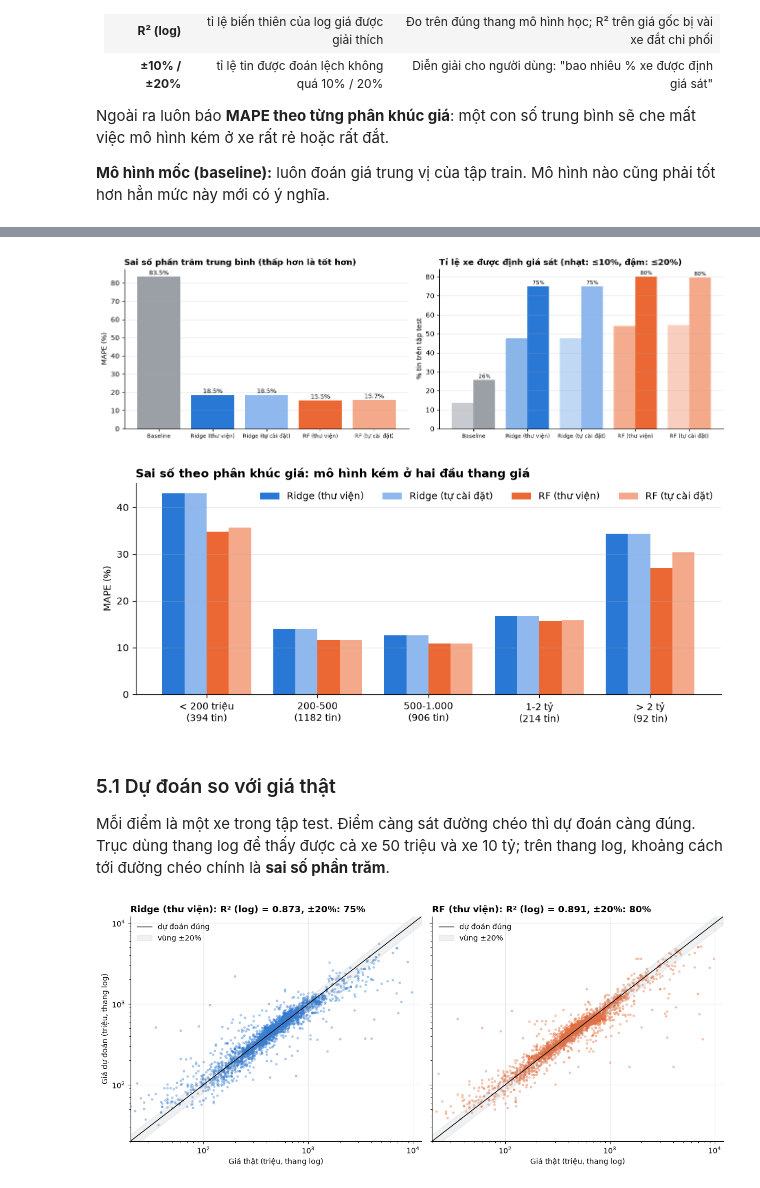
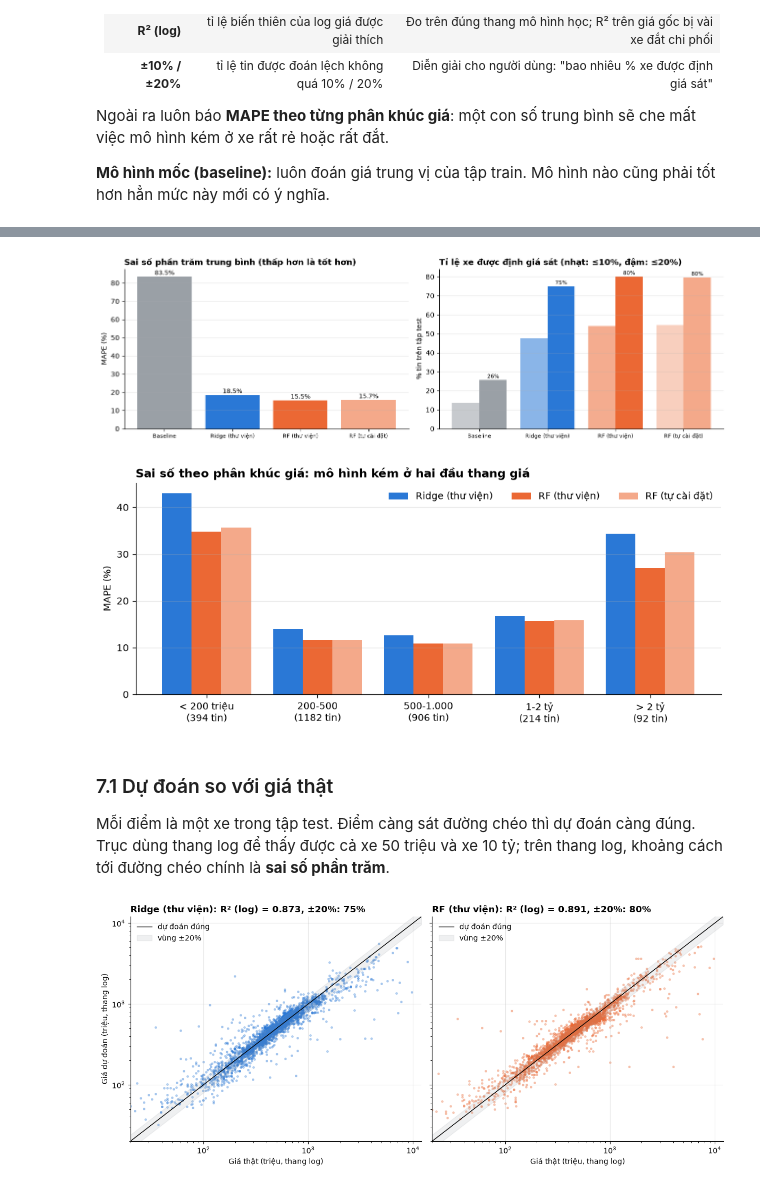
Before and after one commit to tiendc57/DataScience, a Jupyter notebook: src/model.ipynb, the cells around one changed output, grey strips where cells are left out. Cells and saved outputs as stored; diff of their text form; code cells hidden in the pictures.

Commit message:
focus random forest

```diff
--- a/src/model.ipynb
+++ b/src/model.ipynb
@@ -96,7 +98,7 @@ df["price_log"] = np.log(df["price_tr"])                 # biến mục tiêu: l
 # (giá trị đọc từ CSV có thể lệch ở chữ số thập phân cuối do làm tròn khi ghi file)
 df["km_per_year"] = df["mileage_km"] / df["age"].clip(lower=1)
 
-# Đặc trưng biến đổi cho Ridge
+# Đặc trưng biến đổi, chỉ dùng cho Ridge
 df["age_sq"] = df["age"] ** 2
 df["log_km"] = np.log1p(df["mileage_km"])
 df["log_km_per_year"] = np.log1p(df["km_per_year"])
@@ -105,24 +107,27 @@ SEG_BINS = [0, 200, 500, 1000, 2000, np.inf]
 SEG_LABELS = ["< 200 triệu", "200-500", "500-1.000", "1-2 tỷ", "> 2 tỷ"]
 df["segment"] = pd.cut(df["price_tr"], bins=SEG_BINS, labels=SEG_LABELS, right=False).astype(str)
 
+# Khóa nhóm: các tin giống hệt mọi đặc trưng, kể cả số km, nhiều khả năng là cùng một xe đăng lại (dùng ở mục 10)
+FEAT_KEY = ["carbrand", "carmodel", "carorigin", "condition_ad", "gearbox", "fuel", "cartype", "carseats", "mfdate", "mileage_km"]
+df["group_key"] = df[FEAT_KEY].astype(str).agg("|".join, axis=1)
+
 CAT = ["carbrand_grp", "carmodel_grp", "carorigin", "condition_ad", "gearbox", "fuel", "cartype"]
+NUM_TREE = ["age", "mileage_km", "carseats", "km_per_year", "mileage_missing"]
 NUM_LIN = ["age", "age_sq", "log_km", "carseats", "log_km_per_year", "mileage_missing"]
-NUM_TREE = ["age", "mileage_km", "carseats", "km_per_year", "mileage_missing"]
 
 idx_tr, idx_te = train_test_split(df.index, test_size=0.2, stratify=df["segment"], random_state=RANDOM_STATE)
 tr, te = df.loc[idx_tr], df.loc[idx_te]
 
 
 def make_prep(kind):
-    # Bộ tiền xử lý: one-hot cho biến phân loại; chuẩn hóa (Ridge) hoặc giữ nguyên (cây) cho biến số
-    num = ("num", StandardScaler(), NUM_LIN) if kind == "lin" else ("num", "passthrough", NUM_TREE)
+    # Bộ tiền xử lý: one-hot cho biến phân loại; giữ nguyên biến số (cây) hoặc chuẩn hóa (Ridge)
+    num = ("num", "passthrough", NUM_TREE) if kind == "tree" else ("num", StandardScaler(), NUM_LIN)
     return ColumnTransformer([("cat", OneHotEncoder(handle_unknown="ignore", sparse_output=False), CAT), num])
 
 
-prep_lin, prep_tree = make_prep("lin"), make_prep("tree")
-XL_tr, XL_te = prep_lin.fit_transform(tr), prep_lin.transform(te)      # fit chỉ trên train
-XT_tr, XT_te = prep_tree.fit_transform(tr), prep_tree.transform(te)
-names_lin = [n.split("__", 1)[1] for n in prep_lin.get_feature_names_out()]
+prep_tree, prep_lin = make_prep("tree"), make_prep("lin")
+XT_tr, XT_te = prep_tree.fit_transform(tr), prep_tree.transform(te)    # fit chỉ trên train
+XL_tr, XL_te = prep_lin.fit_transform(tr), prep_lin.transform(te)
 names_tree = [n.split("__", 1)[1] for n in prep_tree.get_feature_names_out()]
 
 y_tr, y_te = tr["price_log"].values, te["price_log"].values            # thang log: để huấn luyện
@@ -130,6 +135,6 @@ p_tr, p_te = tr["price_tr"].values, te["price_tr"].values              # triệu
 seg_tr, seg_te = tr["segment"].values, te["segment"].values
 
 print(f"Dữ liệu: {len(df)} tin | train {len(tr)} | test {len(te)}")
-print(f"Số cột sau mã hóa: Ridge {XL_tr.shape[1]} | Random Forest {XT_tr.shape[1]}")
+print(f"Số cột sau mã hóa: Random Forest {XT_tr.shape[1]} | Ridge {XL_tr.shape[1]}")
 # %% [output]
 Dữ liệu: 13937 tin | train 11149 | test 2788
@@ -458,16 +310,16 @@ param_dist = {
     "min_samples_leaf": [1, 2, 3, 5],
     "max_features": [0.33, 0.5, 0.8],
 }
+folds3 = list(StratifiedKFold(3, shuffle=True, random_state=RANDOM_STATE).split(XT_tr, seg_tr))  # phân tầng theo phân khúc
 t0 = time.time()
 rs_rf = RandomizedSearchCV(RandomForestRegressor(random_state=RANDOM_STATE, n_jobs=-1), param_dist, n_iter=12,
-                           cv=KFold(3, shuffle=True, random_state=RANDOM_STATE),
-                           scoring="neg_root_mean_squared_error", random_state=RANDOM_STATE, n_jobs=1)
+                           cv=folds3, scoring="neg_root_mean_squared_error", random_state=RANDOM_STATE, n_jobs=1)
 rs_rf.fit(XT_tr, y_tr)
 print(f"Tìm kiếm mất {time.time() - t0:.0f}s | tốt nhất: {rs_rf.best_params_} | CV RMSE (log) = {-rs_rf.best_score_:.4f}")
 
-cv_rf = pd.DataFrame(rs_rf.cv_results_)
-cv_rf = cv_rf[[c for c in cv_rf if c.startswith("param_")] + ["mean_test_score"]]
-cv_rf.columns = [c.replace("param_", "") for c in cv_rf.columns[:-1]] + ["CV RMSE (log)"]
-cv_rf["CV RMSE (log)"] *= -1
-cv_rf.sort_values("CV RMSE (log)").head(6).round(4)
+cv_rf_tbl = pd.DataFrame(rs_rf.cv_results_)
+cv_rf_tbl = cv_rf_tbl[[c for c in cv_rf_tbl if c.startswith("param_")] + ["mean_test_score"]]
+cv_rf_tbl.columns = [c.replace("param_", "") for c in cv_rf_tbl.columns[:-1]] + ["CV RMSE (log)"]
+cv_rf_tbl["CV RMSE (log)"] *= -1
+cv_rf_tbl.sort_values("CV RMSE (log)").head(6).round(4)
 # %% [output]
@@ -730,8 +608,7 @@ Huấn luyện 100 cây: 152s | OOB R² (log) = 0.8916 | OOB RMSE (log) = 0.2634
 
 Đây là lần **duy nhất** tập test được dùng để đánh giá. Mọi mô hình học trên cùng tập train và được đánh giá trên cùng 2.788 tin test.
 # %%
-ORDER = ["Baseline (trung vị)", "Ridge - thư viện", "Ridge - tự cài đặt (nghiệm đóng)", "Ridge - tự cài đặt (GD)",
-         "Random Forest - thư viện", "Random Forest - tự cài đặt"]
+ORDER = ["Baseline (trung vị)", "Ridge - thư viện", "Random Forest - thư viện", "Random Forest - tự cài đặt"]
 res = pd.DataFrame(results).T.loc[ORDER].astype(float)
 main_cols = ["MAPE", "MedAPE", "MAE (triệu)", "RMSE (triệu)", "R2 (log)", "±10%", "±20%", "Thời gian fit (s)"]
 seg_cols = [f"MAPE {s}" for s in SEG_LABELS]
@@ -755,49 +628,48 @@ res[seg_cols].round(3)
 | Random Forest - thư viện | 0.347 | 0.117 | 0.109 | 0.157 | 0.270 |
 | Random Forest - tự cài đặt | 0.356 | 0.116 | 0.108 | 0.158 | 0.304 |
 # %%
-SHOW = ["Ridge - thư viện", "Ridge - tự cài đặt (nghiệm đóng)", "Random Forest - thư viện", "Random Forest - tự cài đặt"]
+SHOW = ["Ridge - thư viện", "Random Forest - thư viện", "Random Forest - tự cài đặt"]
 SHORT = {"Baseline (trung vị)": "Baseline", "Ridge - thư viện": "Ridge (thư viện)",
-         "Ridge - tự cài đặt (nghiệm đóng)": "Ridge (tự cài đặt)", "Ridge - tự cài đặt (GD)": "Ridge (tự cài đặt, GD)",
          "Random Forest - thư viện": "RF (thư viện)", "Random Forest - tự cài đặt": "RF (tự cài đặt)"}
-COL = {"Baseline (trung vị)": GRAY, "Ridge - thư viện": BLUE, "Ridge - tự cài đặt (nghiệm đóng)": LIGHT_BLUE,
+COL = {"Baseline (trung vị)": GRAY, "Ridge - thư viện": BLUE,
        "Random Forest - thư viện": ORANGE, "Random Forest - tự cài đặt": LIGHT_ORANGE}
 
 fig, axes = plt.subplots(1, 2, figsize=(13, 4))
 names = ["Baseline (trung vị)"] + SHOW
 vals = res.loc[names, "MAPE"] * 100
 axes[0].bar([SHORT[n] for n in names], vals, color=[COL[n] for n in names])
 for i, v in enumerate(vals):
     axes[0].text(i, v + 1, f"{v:.1f}%", ha="center", fontsize=9)
 axes[0].set_ylabel("MAPE (%)"); axes[0].set_title("Sai số phần trăm trung bình (thấp hơn là tốt hơn)", loc="left")
 axes[0].tick_params(axis="x", labelsize=8); axes[0].grid(axis="x", visible=False)
 
 x = np.arange(len(names))
 axes[1].bar(x - 0.2, res.loc[names, "±10%"] * 100, 0.4, color=[COL[n] for n in names], alpha=0.55, label="lệch ≤ 10%")
 axes[1].bar(x + 0.2, res.loc[names, "±20%"] * 100, 0.4, color=[COL[n] for n in names], label="lệch ≤ 20%")
 for i, n in enumerate(names):
     axes[1].text(i + 0.2, res.loc[n, "±20%"] * 100 + 1, f"{res.loc[n, '±20%'] * 100:.0f}%", ha="center", fontsize=8)
 axes[1].set_xticks(x); axes[1].set_xticklabels([SHORT[n] for n in names], fontsize=8)
 axes[1].set_ylabel("% tin trên tập test"); axes[1].set_title("Tỉ lệ xe được định giá sát (nhạt: ≤10%, đậm: ≤20%)", loc="left")
 axes[1].grid(axis="x", visible=False)
 fig.tight_layout(); save(fig, "m06_so_sanh_tong"); plt.show()
 # %% [output]
-[figure, old version]
+[figure, new version]
 # %%
 fig, ax = plt.subplots(figsize=(11, 4))
 w = 0.8 / len(SHOW)
 x = np.arange(len(SEG_LABELS))
 for k, n in enumerate(SHOW):
     v = res.loc[n, seg_cols].values * 100
-    ax.bar(x + (k - 1.5) * w, v, w, color=COL[n], label=SHORT[n])
+    ax.bar(x + (k - (len(SHOW) - 1) / 2) * w, v, w, color=COL[n], label=SHORT[n])
 seg_n = pd.Series(seg_te).value_counts().reindex(SEG_LABELS)
 ax.set_xticks(x); ax.set_xticklabels([f"{s}\n({seg_n[s]} tin)" for s in SEG_LABELS])
 ax.set_ylabel("MAPE (%)"); ax.set_title("Sai số theo phân khúc giá: mô hình kém ở hai đầu thang giá", loc="left")
-ax.legend(frameon=False, ncol=4); ax.grid(axis="x", visible=False)
+ax.legend(frameon=False, ncol=len(SHOW)); ax.grid(axis="x", visible=False)
 save(fig, "m07_mape_phan_khuc"); plt.show()
 # %% [output]
-[figure, old version]
+[figure, new version]
 # %% [markdown]
-### 5.1 Dự đoán so với giá thật
+### 7.1 Dự đoán so với giá thật
 Mỗi điểm là một xe trong tập test. Điểm càng sát đường chéo thì dự đoán càng đúng. Trục dùng thang log để thấy được cả xe 50 triệu và xe 10 tỷ; trên thang log, khoảng cách tới đường chéo chính là **sai số phần trăm**.
 # %%
 fig, axes = plt.subplots(1, 2, figsize=(12, 5.2), sharey=True)
```
Also changed, not shown: parts of 57 cells of this notebook, 12 other files.
